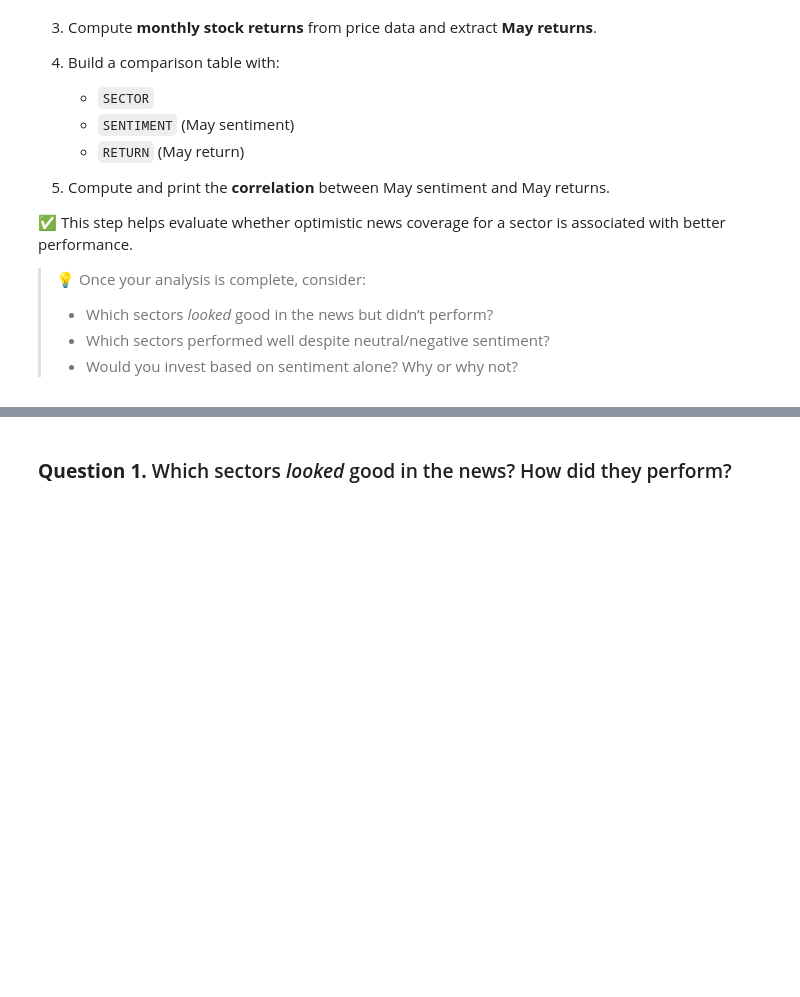
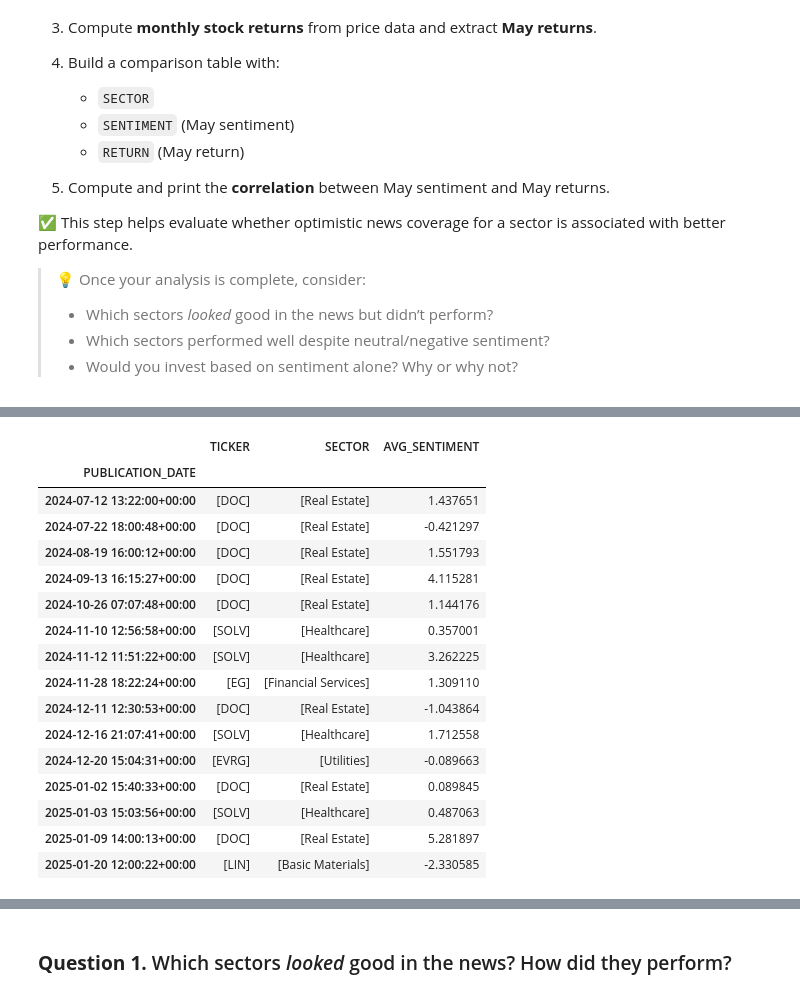
Before and after one commit to Hillelman/maestria-ia, a Jupyter notebook: fintech-e-innovacion-digital-en-finanzas/04-advanced-rag-techniques-and-sentiment-analysis/sentiment_nli_garciaA00378771.ipynb, the cells around one changed output, grey strips where cells are left out. Saved outputs shown, nothing was run; the diff lists cells and outputs as text; code cells hidden in the pictures; blank space fills up the shorter version.

```diff
--- a/fintech-e-innovacion-digital-en-finanzas/04-advanced-rag-techniques-and-sentiment-analysis/sentiment_nli_garciaA00378771.ipynb
+++ b/fintech-e-innovacion-digital-en-finanzas/04-advanced-rag-techniques-and-sentiment-analysis/sentiment_nli_garciaA00378771.ipynb
@@ -313,0 +357,27 @@ In this section, you’ll analyze how sector-level news sentiment compares to ma
+# %%
+ticker_to_sector = dict(zip(df_meta["TICKER"], df_meta["SECTOR"]))
+
+def get_sectors(tickers):
+    return list({ticker_to_sector.get(t) for t in tickers if t in ticker_to_sector})
+
+df_news_grouped["SECTOR"] = df_news_grouped["TICKER"].apply(get_sectors)
+# %%
+df_news_grouped[["TICKER", "SECTOR", "AVG_SENTIMENT"]].head(15)
+# %% [output]
+|  | TICKER | SECTOR | AVG_SENTIMENT |
+| PUBLICATION_DATE |  |  |  |
+| 2024-07-12 13:22:00+00:00 | [DOC] | [Real Estate] | 1.437651 |
+| 2024-07-22 18:00:48+00:00 | [DOC] | [Real Estate] | -0.421297 |
+| 2024-08-19 16:00:12+00:00 | [DOC] | [Real Estate] | 1.551793 |
+| 2024-09-13 16:15:27+00:00 | [DOC] | [Real Estate] | 4.115281 |
+| 2024-10-26 07:07:48+00:00 | [DOC] | [Real Estate] | 1.144176 |
+| 2024-11-10 12:56:58+00:00 | [SOLV] | [Healthcare] | 0.357001 |
+| 2024-11-12 11:51:22+00:00 | [SOLV] | [Healthcare] | 3.262225 |
+| 2024-11-28 18:22:24+00:00 | [EG] | [Financial Services] | 1.309110 |
+| 2024-12-11 12:30:53+00:00 | [DOC] | [Real Estate] | -1.043864 |
+| 2024-12-16 21:07:41+00:00 | [SOLV] | [Healthcare] | 1.712558 |
+| 2024-12-20 15:04:31+00:00 | [EVRG] | [Utilities] | -0.089663 |
+| 2025-01-02 15:40:33+00:00 | [DOC] | [Real Estate] | 0.089845 |
+| 2025-01-03 15:03:56+00:00 | [SOLV] | [Healthcare] | 0.487063 |
+| 2025-01-09 14:00:13+00:00 | [DOC] | [Real Estate] | 5.281897 |
+| 2025-01-20 12:00:22+00:00 | [LIN] | [Basic Materials] | -2.330585 |
```
Also changed, not shown: parts of 19 cells of this notebook.
